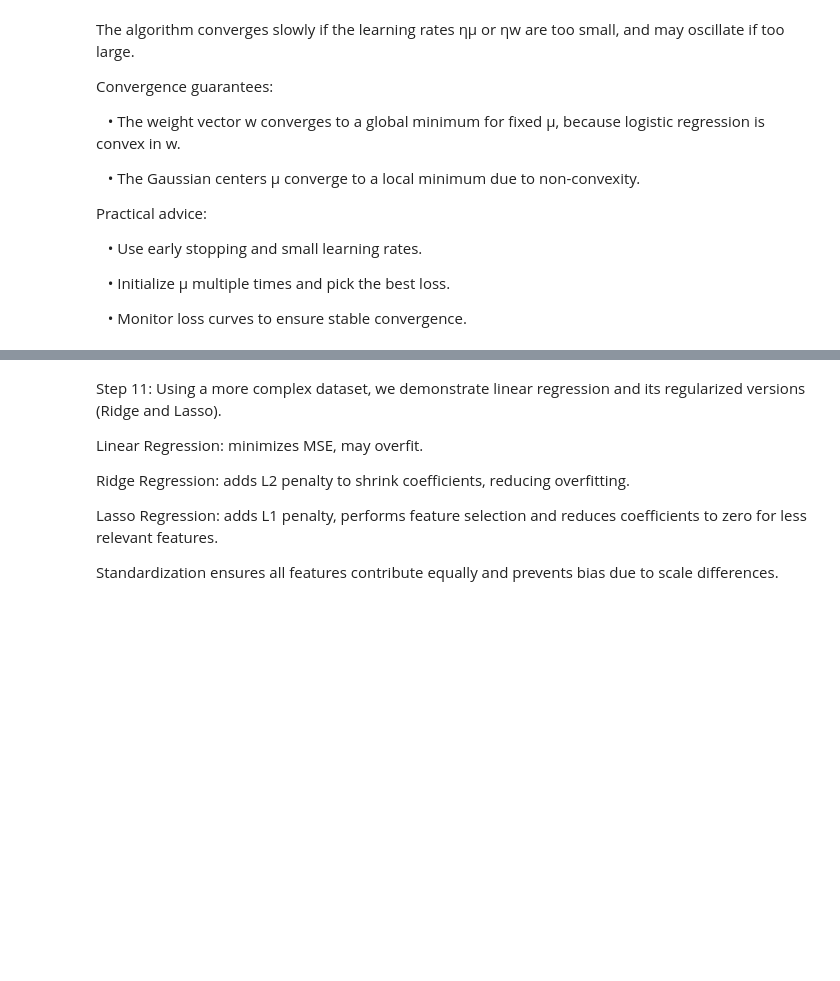
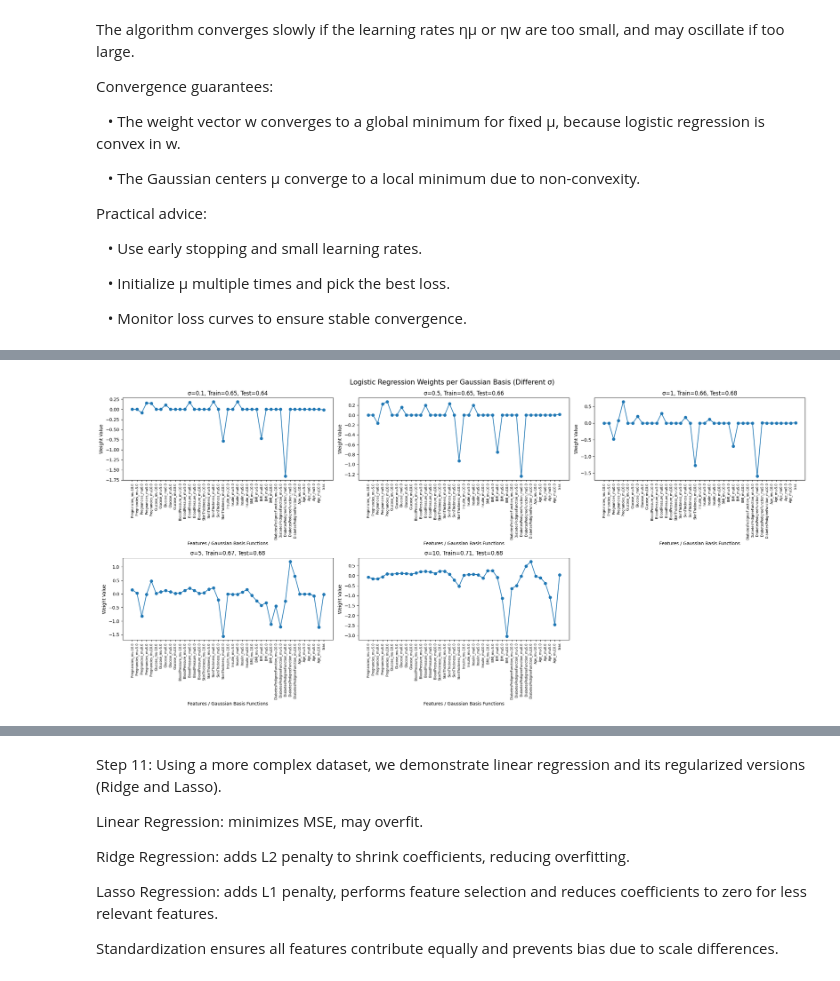
Before and after one commit to srichandana498/ML, a Jupyter notebook: ML_assignment_1.ipynb, the cells around one changed output, grey strips where cells are left out. Drawn from its saved outputs; the diff is of its cells as text; code cells hidden in the pictures; blank space fills up the shorter version.

```diff
--- a/ML_assignment_1.ipynb
+++ b/ML_assignment_1.ipynb
@@ -248,0 +254,85 @@ Practical advice:
+# %%
+# ====================================================
+# STEP 1 – Upload / Load Dataset (works in Colab or local)
+# ====================================================
+
+import pandas as pd
+import numpy as np
+import matplotlib.pyplot as plt
+from sklearn.linear_model import LogisticRegression
+from sklearn.model_selection import train_test_split
+
+# --- If you're on Google Colab, uncomment this block ---
+from google.colab import files
+uploaded = files.upload()                     # choose your CSV file manually
+filename = list(uploaded.keys())[0]           # get the actual uploaded name
+print(f"📁 File uploaded: {filename}")
+data = pd.read_csv(io.BytesIO(uploaded[filename]))
+# -------------------------------------------------------
+
+# --- If you're running locally (Jupyter / VS Code), comment the above block
+# and instead use this line if the CSV is in your working folder:
+# data = pd.read_csv("diabetes_DT (1).csv")
+
+print("✅ Dataset loaded successfully!")
+print(data.head())
+
+# ====================================================
+# STEP 2 – Gaussian Basis Expansion + Logistic Regression
+# ====================================================
+
+def gaussian_basis(x, mu, sigma):
+    return np.exp(-((x - mu) ** 2) / (2 * sigma ** 2))
+
+X = data.drop(columns=['Outcome'])
+y = data['Outcome']
+
+means = np.linspace(-10, 10, 5)       # [-10, -5, 0, 5, 10]
+sigma_values = [0.1, 0.5, 1, 5, 10]
+lambda_val = 1
+
+plt.figure(figsize=(22, 10))
+accuracy_results = []
+
+for i, sigma in enumerate(sigma_values, 1):
+    X_basis = pd.DataFrame()
+    for col in X.columns:
+        for m in means:
+            X_basis[f"{col}_mu{m}"] = gaussian_basis(X[col], m, sigma)
+    X_basis["bias"] = 1
+
+    X_train, X_test, y_train, y_test = train_test_split(
+        X_basis, y, test_size=0.2, random_state=42
+    )
+
+    model = LogisticRegression(
+        penalty="l2", C=1/(lambda_val+1e-5), solver="lbfgs", max_iter=5000
+    )
+    model.fit(X_train, y_train)
+
+    train_acc = model.score(X_train, y_train)
+    test_acc = model.score(X_test, y_test)
+    accuracy_results.append((sigma, train_acc, test_acc))
+
+    weights = model.coef_[0]
+    feature_names = X_train.columns
+
+    plt.subplot(2, 3, i)
+    plt.plot(range(len(weights)), weights, marker='o')
+    plt.xticks(range(len(weights)), feature_names, rotation=90, fontsize=7)
+    plt.xlabel('Features / Gaussian Basis Functions')
+    plt.ylabel('Weight Value')
+    plt.title(f'σ={sigma}, Train={train_acc:.2f}, Test={test_acc:.2f}')
+    plt.tight_layout()
+
+plt.suptitle('Logistic Regression Weights per Gaussian Basis (Different σ)', fontsize=15, y=1.02)
+plt.show()
+
+# ====================================================
+# STEP 3 – Accuracy Summary
+# ====================================================
+
+acc_df = pd.DataFrame(accuracy_results, columns=["Sigma", "Train Accuracy", "Test Accuracy"])
+print("\n📊 Accuracy Comparison Across Sigma Values:\n")
+print(acc_df)
+# %% [output]
@@ -248,0 +356 @@ Practical advice:
+[figure, added]
```
Also changed, not shown: parts of 15 cells of this notebook.
